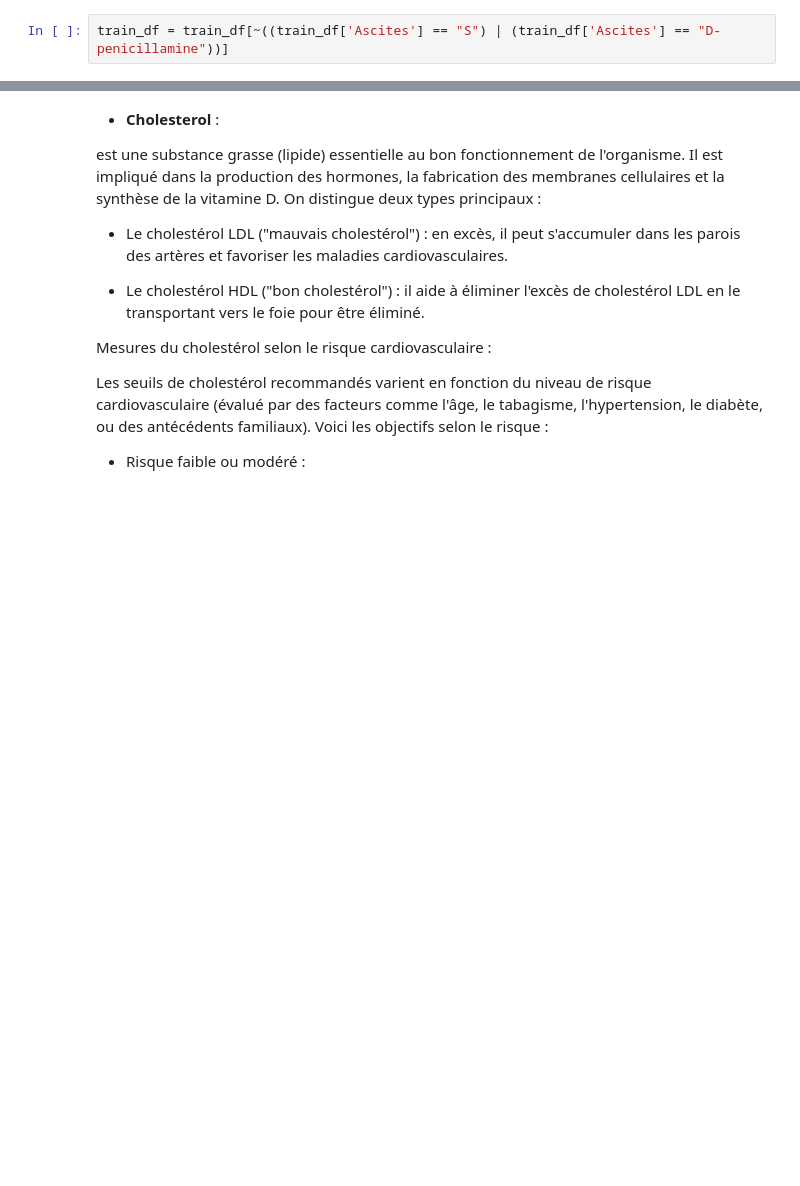
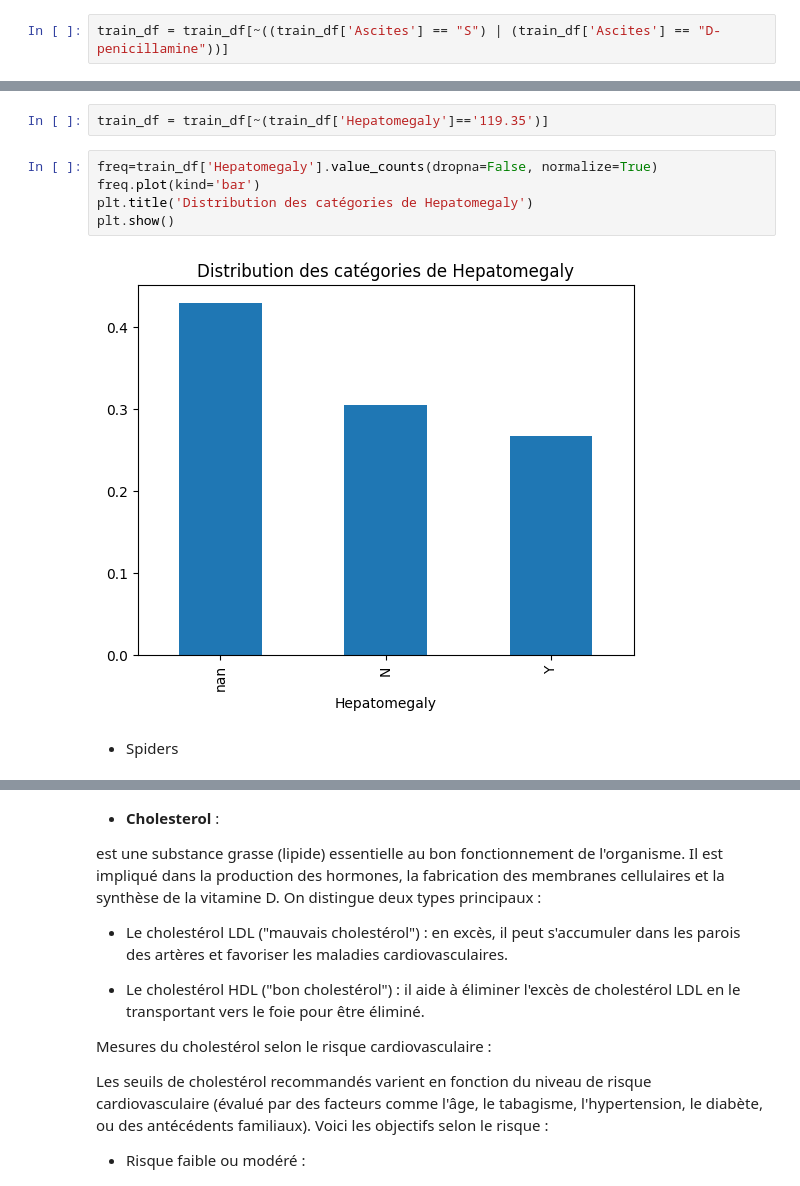
Before and after one commit to melaniedaddio/projet, a Jupyter notebook: EDA.ipynb, the cells around one changed output, grey strips where cells are left out. Cells and saved outputs as stored; diff of their text form; blank space fills up the shorter version.

```diff
--- a/EDA.ipynb
+++ b/EDA.ipynb
@@ -421,0 +445,11 @@ train_df = train_df[~((train_df['Ascites'] == "S") | (train_df['Ascites'] == "D-
+# %%
+train_df = train_df[~(train_df['Hepatomegaly']=='119.35')]
+# %%
+freq=train_df['Hepatomegaly'].value_counts(dropna=False, normalize=True)
+freq.plot(kind='bar')
+plt.title('Distribution des catégories de Hepatomegaly')
+plt.show()
+# %% [output]
+[figure, added]
+# %% [markdown]
+* Spiders
```
Also changed, not shown: parts of 6 cells of this notebook.
